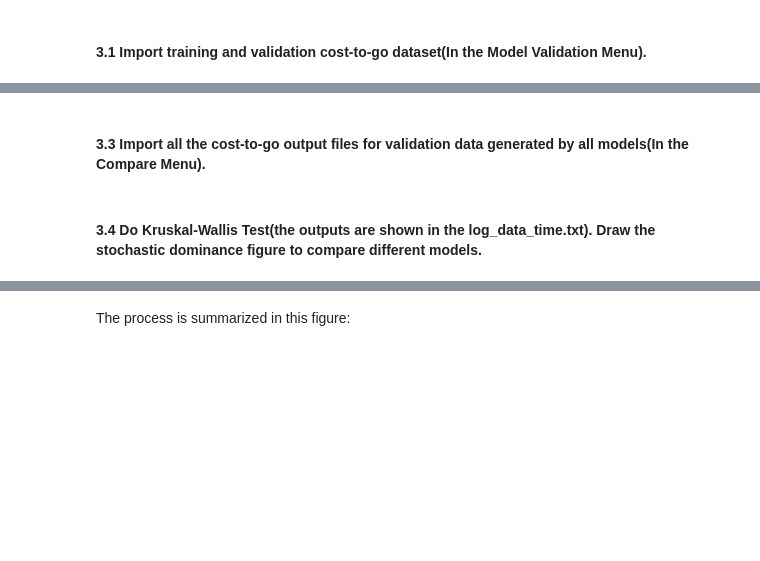
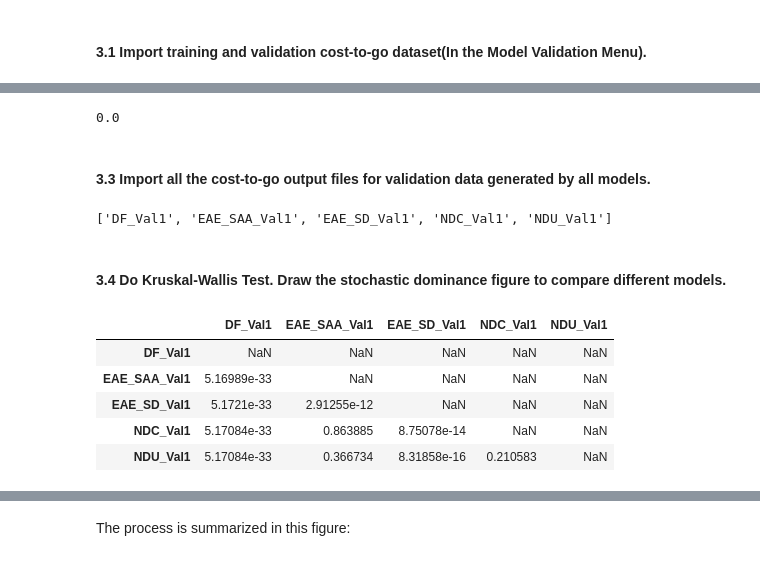
Before and after one commit to USC3DLAB/learning-based-optimization, a Jupyter notebook: LEO notebook.ipynb, the cells around one changed output, grey strips where cells are left out. Cells and saved outputs as stored; diff of their text form; code cells hidden in the pictures; blank space fills up the shorter version.

```diff
--- a/LEO notebook.ipynb
+++ b/LEO notebook.ipynb
@@ -13,2 +30,10 @@ The goal of this software is to allow users to create **statistical learning (SL
+# %%
+if os.path.exists(project_folder):
+    shutil.rmtree(project_folder)
+
+os.makedirs(project_folder)
+child_folder = ['SL', 'SP_input', 'SP_output', 'Val_output_within_run', 'Val_output_across_run']
+for i in child_folder:
+    os.makedirs(Path(project_folder)/i)
 # %% [markdown]
 #### 0.2 Generate a log file(.txt).
@@ -37,2 +111,6 @@ The goal of this software is to allow users to create **statistical learning (SL
+# %%
+scipy.stats.chisquare(val_data, train_data).pvalue[0]
+# %% [output]
+0.0
 # %% [markdown]
-#### 3.3 Import all the cost-to-go output files for validation data generated by all models(In the Compare Menu).
+#### 3.3 Import all the cost-to-go output files for validation data generated by all models.
@@ -39,2 +129,22 @@ The goal of this software is to allow users to create **statistical learning (SL
+# %%
+model_types
+# %% [output]
+['DF_Val1', 'EAE_SAA_Val1', 'EAE_SD_Val1', 'NDC_Val1', 'NDU_Val1']
 # %% [markdown]
-#### 3.4 Do Kruskal-Wallis Test(the outputs are shown in the log_data_time.txt). Draw the stochastic dominance figure to compare different models.
+#### 3.4 Do Kruskal-Wallis Test. Draw the stochastic dominance figure to compare different models.
+# %%
+df = DataFrame(index=model_types, columns=model_types)
+for i in range(compare_dt_nb):
+    data1 = pd.read_csv(compare_dt[i], sep='\n',header=None)
+    for j in range(i + 1, compare_dt_nb):
+        data2 = pd.read_csv(compare_dt[j], sep='\n',header=None)
+        output = scipy.stats.kruskal(data1, data2)
+        df[model_types[i]][model_types[j]] = output.pvalue
+df
+# %% [output]
+|  | DF_Val1 | EAE_SAA_Val1 | EAE_SD_Val1 | NDC_Val1 | NDU_Val1 |
+| DF_Val1 | NaN | NaN | NaN | NaN | NaN |
+| EAE_SAA_Val1 | 5.16989e-33 | NaN | NaN | NaN | NaN |
+| EAE_SD_Val1 | 5.1721e-33 | 2.91255e-12 | NaN | NaN | NaN |
+| NDC_Val1 | 5.17084e-33 | 0.863885 | 8.75078e-14 | NaN | NaN |
+| NDU_Val1 | 5.17084e-33 | 0.366734 | 8.31858e-16 | 0.210583 | NaN |
```
Also changed, not shown: parts of 17 cells of this notebook, 15 other files.
